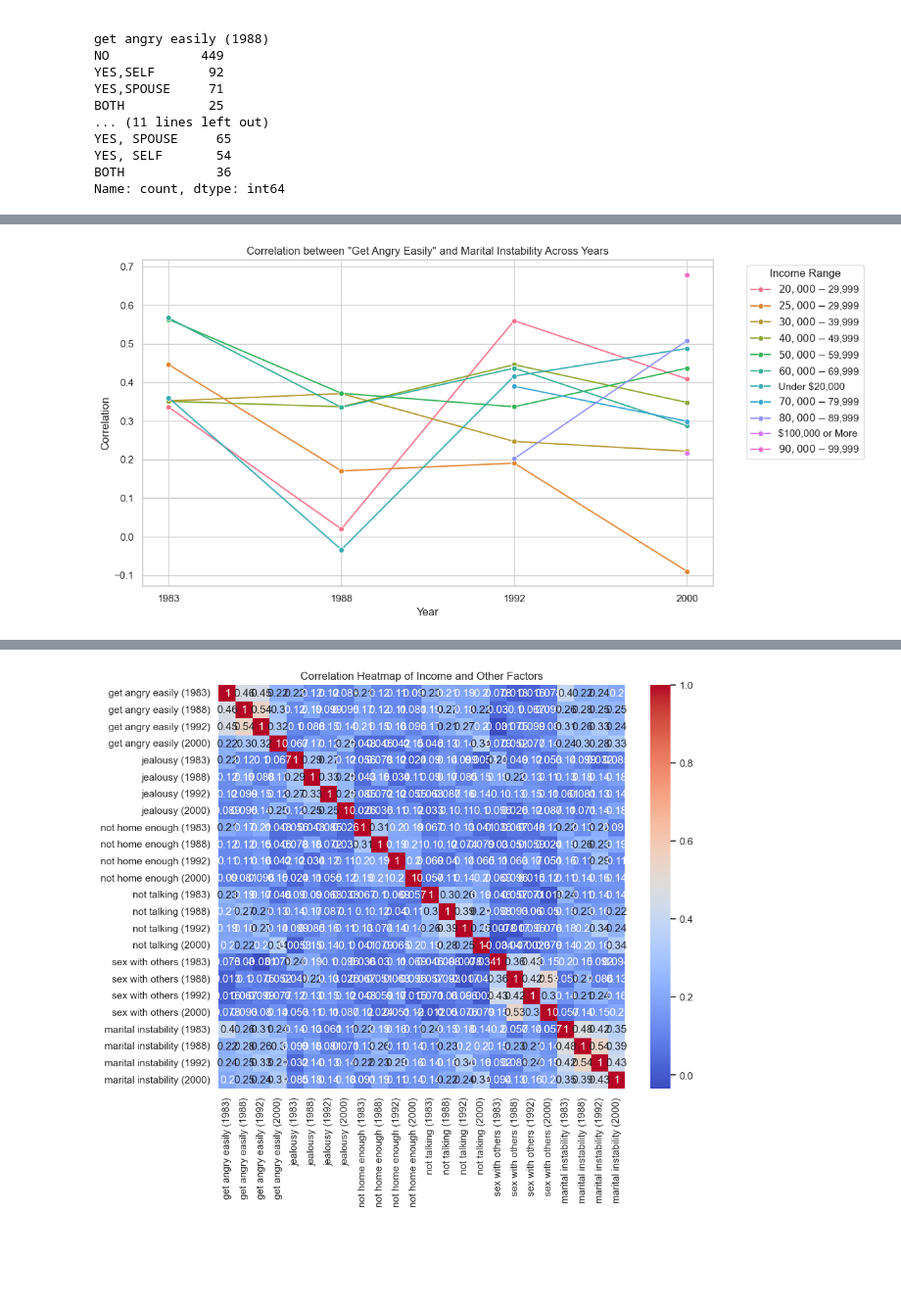
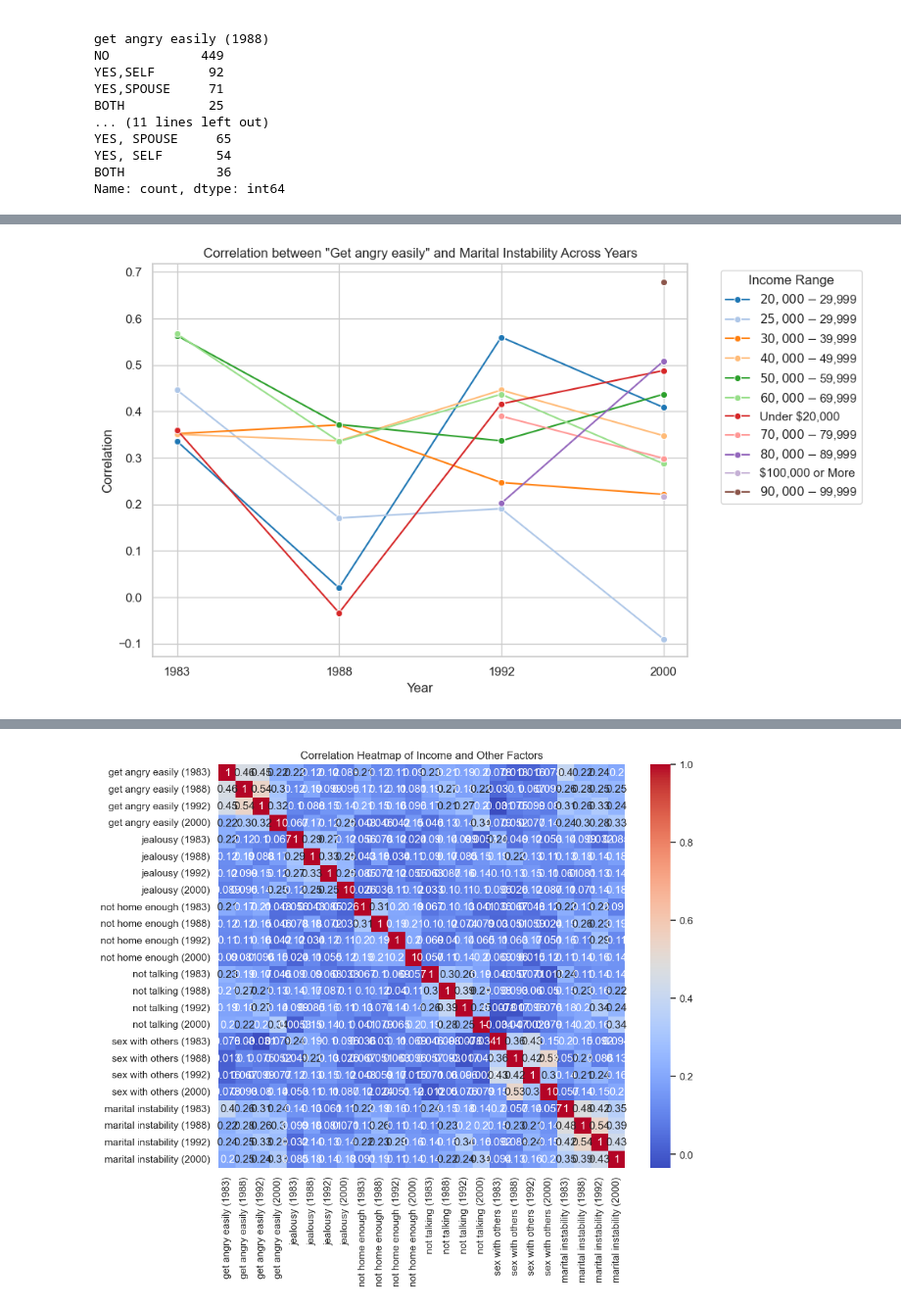
Before and after one commit to sgwlee96/Fall2024, a Jupyter notebook: DATA240/GroupProject/Untitled1.ipynb, the cells around one changed output, grey strips where cells are left out. Shown at 98% size. Saved outputs shown, nothing was run; the diff lists cells and outputs as text; code cells hidden in the pictures; blank space fills up the shorter version.

```diff
--- a/DATA240/GroupProject/Untitled1.ipynb
+++ b/DATA240/GroupProject/Untitled1.ipynb
@@ -935,0 +972,18 @@ df_marriage_income
+# %%
+df_temp = df_marriage_income.copy()
+# %%
+
+income_mapping = {
+    10000.0 : "Low Income",
+    22500.0 : "Low Income",
+    27500.0 : "Low Income",
+    35000.0 : "Middle Income",
+    45000.0 :  'Middle Income',
+    55000.0 : 'Middle Income',
+    65000.0 : 'High Income',
+    75000.0 : 'High Income',
+    85000.0 : 'High Income',
+    95000.0 : 'High Income',
+    100000.0 : 'High Income'
+}
+df_temp[income_combined_cols] = df_temp[income_combined_cols].applymap(income_mapping.get)
@@ -993,35 +1523,44 @@ correlation_data = []
 for year, angry_col, instability_col in zip(years, angry_cols, instability_cols):
     yearly_data = df[[angry_col, instability_col, f'income_combined_{year}']].copy()
     yearly_data.columns = ['angry', 'instability', 'income']
 
     # Preprocess columns to numeric
     yearly_data['angry'] = preprocess_column(yearly_data['angry'])
     yearly_data['instability'] = pd.to_numeric(yearly_data['instability'], errors='coerce')
 
     # Drop rows with NaN values
     yearly_data = yearly_data.dropna()
 
     # Calculate correlations for each income group
     grouped = yearly_data.groupby('income').apply(
         lambda group: group['angry'].corr(group['instability'])
     ).reset_index()
 
     grouped.columns = ['income', 'correlation']
     grouped['year'] = year
     correlation_data.append(grouped)
 
 # Combine all yearly data
 correlation_trends = pd.concat(correlation_data)
 
-# Visualization
-plt.figure(figsize=(12, 6))
-sns.lineplot(data=correlation_trends, x='year', y='correlation', hue='income', marker='o')
-plt.title('Correlation between "Get Angry Easily" and Marital Instability Across Years')
+custom_palette = sns.color_palette("tab20", n_colors=len(correlation_trends['income'].unique()))
+
+# Visualization with enhanced color distinction
+plt.figure(figsize=(10, 6))
+sns.lineplot(
+    data=correlation_trends,
+    x='year',
+    y='correlation',
+    hue='income',
+    marker='o',
+    palette=custom_palette
+)
+plt.title('Correlation between "Get angry easily" and Marital Instability Across Years')
 plt.xlabel('Year')
 plt.ylabel('Correlation')
 plt.legend(title='Income Range', bbox_to_anchor=(1.05, 1), loc='upper left')
 plt.grid(True)
 plt.tight_layout()
 plt.show()
 # %% [output]
-[figure, old version]
+[figure, new version]
```
Also changed, not shown: parts of 27 cells of this notebook.
